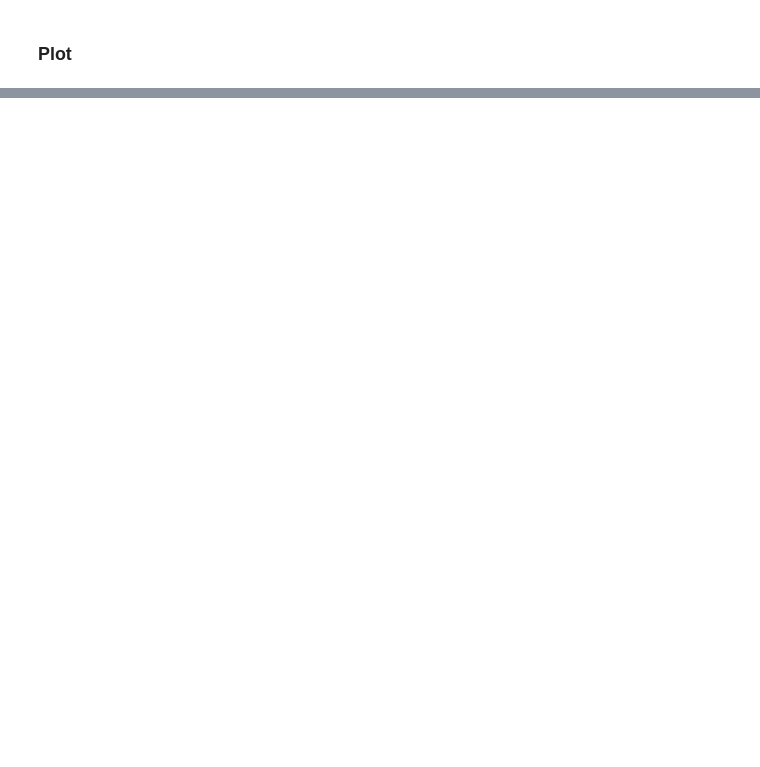
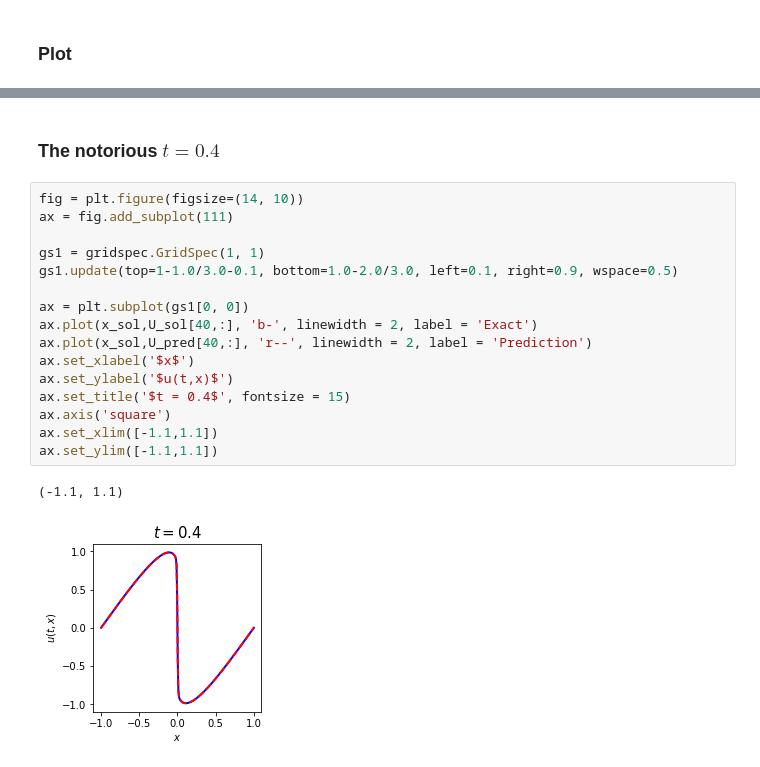
Before and after one commit to CS-433/ml-project-2-hapinness, a Jupyter notebook: Burgers_inference.ipynb, the cells around one changed output, grey strips where cells are left out. Drawn from its saved outputs; the diff is of its cells as text; blank space fills up the shorter version.

Commit message:
notorious t=0.4

```diff
--- a/Burgers_inference.ipynb
+++ b/Burgers_inference.ipynb
@@ -406,0 +407,21 @@ plt.show()
+# %% [markdown]
+### The notorious $t=0.4$
+# %%
+fig = plt.figure(figsize=(14, 10))
+ax = fig.add_subplot(111)
+
+gs1 = gridspec.GridSpec(1, 1)
+gs1.update(top=1-1.0/3.0-0.1, bottom=1.0-2.0/3.0, left=0.1, right=0.9, wspace=0.5)
+
+ax = plt.subplot(gs1[0, 0])
+ax.plot(x_sol,U_sol[40,:], 'b-', linewidth = 2, label = 'Exact')
+ax.plot(x_sol,U_pred[40,:], 'r--', linewidth = 2, label = 'Prediction')
+ax.set_xlabel('$x$')
+ax.set_ylabel('$u(t,x)$')
+ax.set_title('$t = 0.4$', fontsize = 15)
+ax.axis('square')
+ax.set_xlim([-1.1,1.1])
+ax.set_ylim([-1.1,1.1])
+# %% [output]
+(-1.1, 1.1)
+[figure, added]
```
Also changed, not shown: parts of 3 cells of this notebook.
